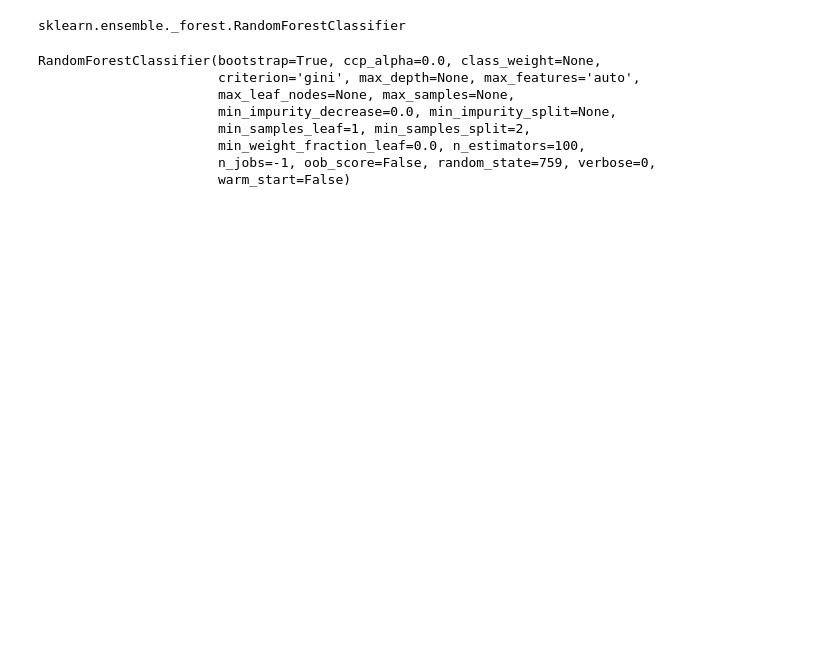
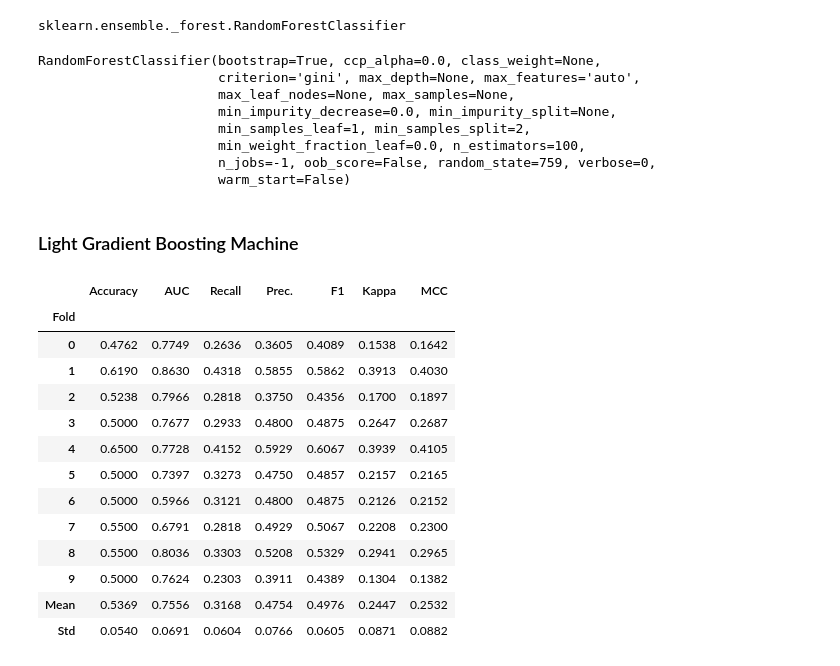
Before and after one commit to imraghavagr/mental-health, a Jupyter notebook: notebooks/02-ra-dataModelling.ipynb, the cells around one changed output. Drawn from its saved outputs; the diff is of its cells as text; code cells hidden in the pictures; blank space fills up the shorter version.

```diff
--- a/notebooks/02-ra-dataModelling.ipynb
+++ b/notebooks/02-ra-dataModelling.ipynb
@@ -101,3 +101,22 @@ RandomForestClassifier(bootstrap=True, ccp_alpha=0.0, class_weight=None,
                        min_weight_fraction_leaf=0.0, n_estimators=100,
                        n_jobs=-1, oob_score=False, random_state=759, verbose=0,
                        warm_start=False)
+# %% [markdown]
+### Light Gradient Boosting Machine
+# %%
+lightgbm = create_model("lightgbm")
+# %% [output]
+|  | Accuracy | AUC | Recall | Prec. | F1 | Kappa | MCC |
+| Fold |  |  |  |  |  |  |  |
+| 0 | 0.4762 | 0.7749 | 0.2636 | 0.3605 | 0.4089 | 0.1538 | 0.1642 |
+| 1 | 0.6190 | 0.8630 | 0.4318 | 0.5855 | 0.5862 | 0.3913 | 0.4030 |
+| 2 | 0.5238 | 0.7966 | 0.2818 | 0.3750 | 0.4356 | 0.1700 | 0.1897 |
+| 3 | 0.5000 | 0.7677 | 0.2933 | 0.4800 | 0.4875 | 0.2647 | 0.2687 |
+| 4 | 0.6500 | 0.7728 | 0.4152 | 0.5929 | 0.6067 | 0.3939 | 0.4105 |
+| 5 | 0.5000 | 0.7397 | 0.3273 | 0.4750 | 0.4857 | 0.2157 | 0.2165 |
+| 6 | 0.5000 | 0.5966 | 0.3121 | 0.4800 | 0.4875 | 0.2126 | 0.2152 |
+| 7 | 0.5500 | 0.6791 | 0.2818 | 0.4929 | 0.5067 | 0.2208 | 0.2300 |
+| 8 | 0.5500 | 0.8036 | 0.3303 | 0.5208 | 0.5329 | 0.2941 | 0.2965 |
+| 9 | 0.5000 | 0.7624 | 0.2303 | 0.3911 | 0.4389 | 0.1304 | 0.1382 |
+| Mean | 0.5369 | 0.7556 | 0.3168 | 0.4754 | 0.4976 | 0.2447 | 0.2532 |
+| Std | 0.0540 | 0.0691 | 0.0604 | 0.0766 | 0.0605 | 0.0871 | 0.0882 |
```
Also changed, not shown: parts of 61 cells of this notebook.
